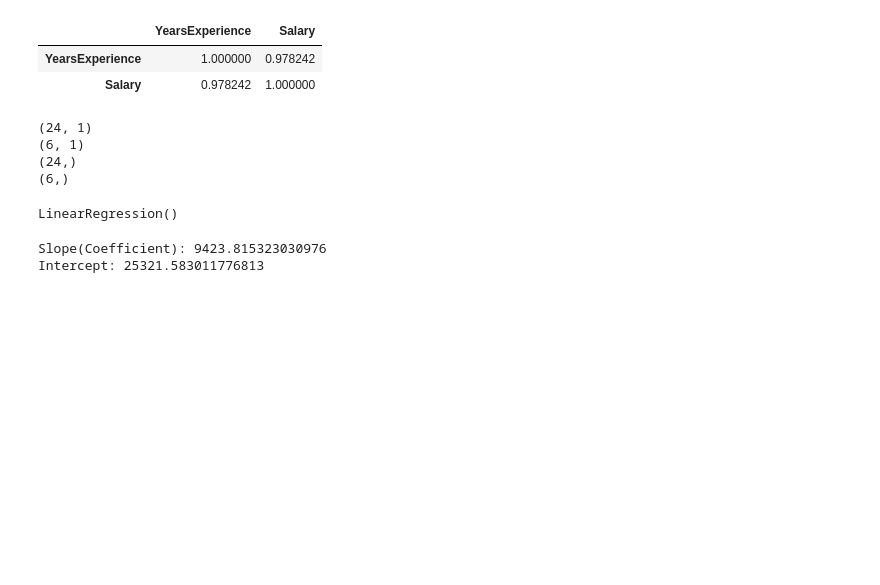
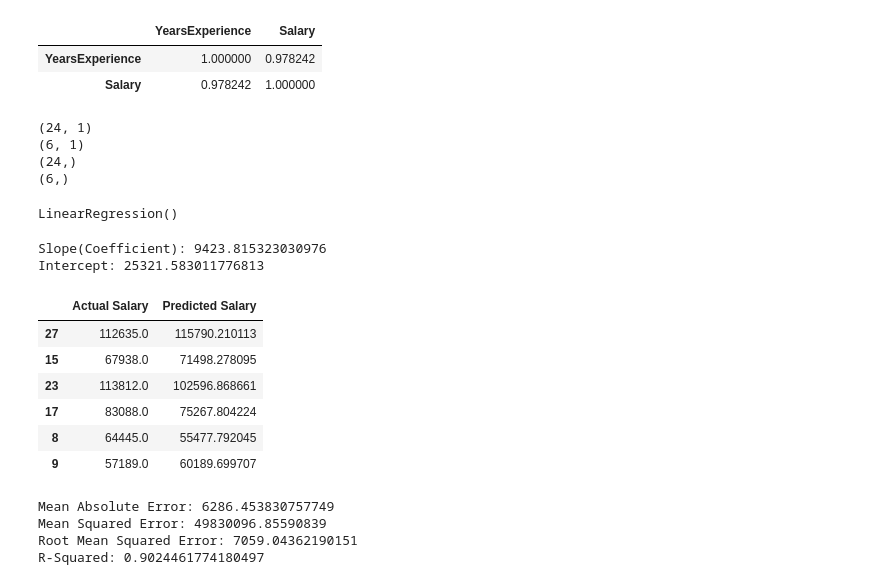
Before and after one commit to roshanisingh-dev/salary-prediction-linear-regression, a Jupyter notebook: notebooks/salary_prediction.ipynb, the cells around one changed output. Saved outputs shown, nothing was run; the diff lists cells and outputs as text; code cells hidden in the pictures; blank space fills up the shorter version.

Commit message:
Add predictions and model evaluation

```diff
--- a/notebooks/salary_prediction.ipynb
+++ b/notebooks/salary_prediction.ipynb
@@ -109,3 +109,37 @@ print("Intercept:",model.intercept_)
 # %% [output]
 Slope(Coefficient): 9423.815323030976
 Intercept: 25321.583011776813
+# %%
+#Predict salary on test data
+y_pred=model.predict(X_test)
+# %%
+comparison=pd.DataFrame({
+    "Actual Salary":y_test,
+    "Predicted Salary":y_pred
+})
+
+comparison
+# %% [output]
+|  | Actual Salary | Predicted Salary |
+| 27 | 112635.0 | 115790.210113 |
+| 15 | 67938.0 | 71498.278095 |
+| 23 | 113812.0 | 102596.868661 |
+| 17 | 83088.0 | 75267.804224 |
+| 8 | 64445.0 | 55477.792045 |
+| 9 | 57189.0 | 60189.699707 |
+# %%
+#evaluate the model
+mae=mean_absolute_error(y_test, y_pred)
+mse=mean_squared_error(y_test, y_pred)
+rmse=np.sqrt(mse)
+r2=r2_score(y_test, y_pred)
+
+print("Mean Absolute Error:",mae)
+print("Mean Squared Error:",mse)
+print("Root Mean Squared Error:",rmse)
+print("R-Squared:",r2)
+# %% [output]
+Mean Absolute Error: 6286.453830757749
+Mean Squared Error: 49830096.85590839
+Root Mean Squared Error: 7059.04362190151
+R-Squared: 0.9024461774180497
```
